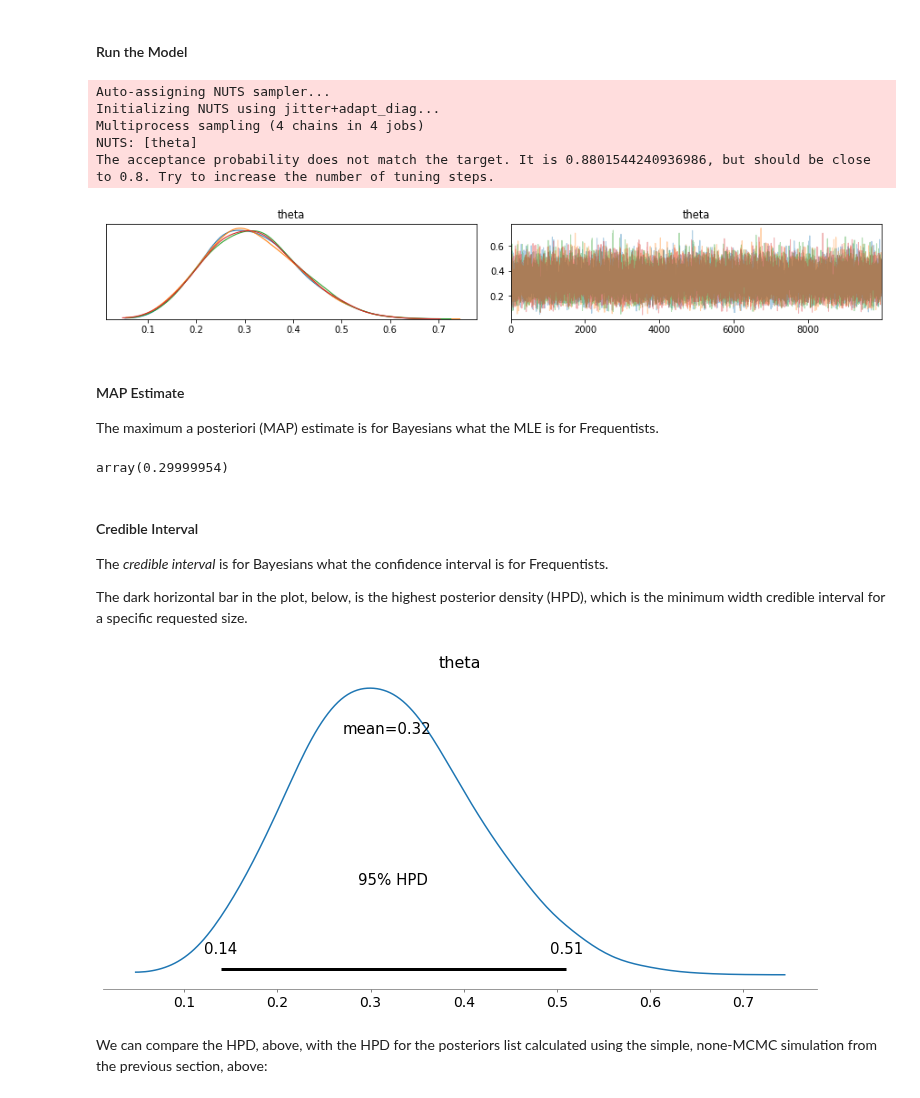
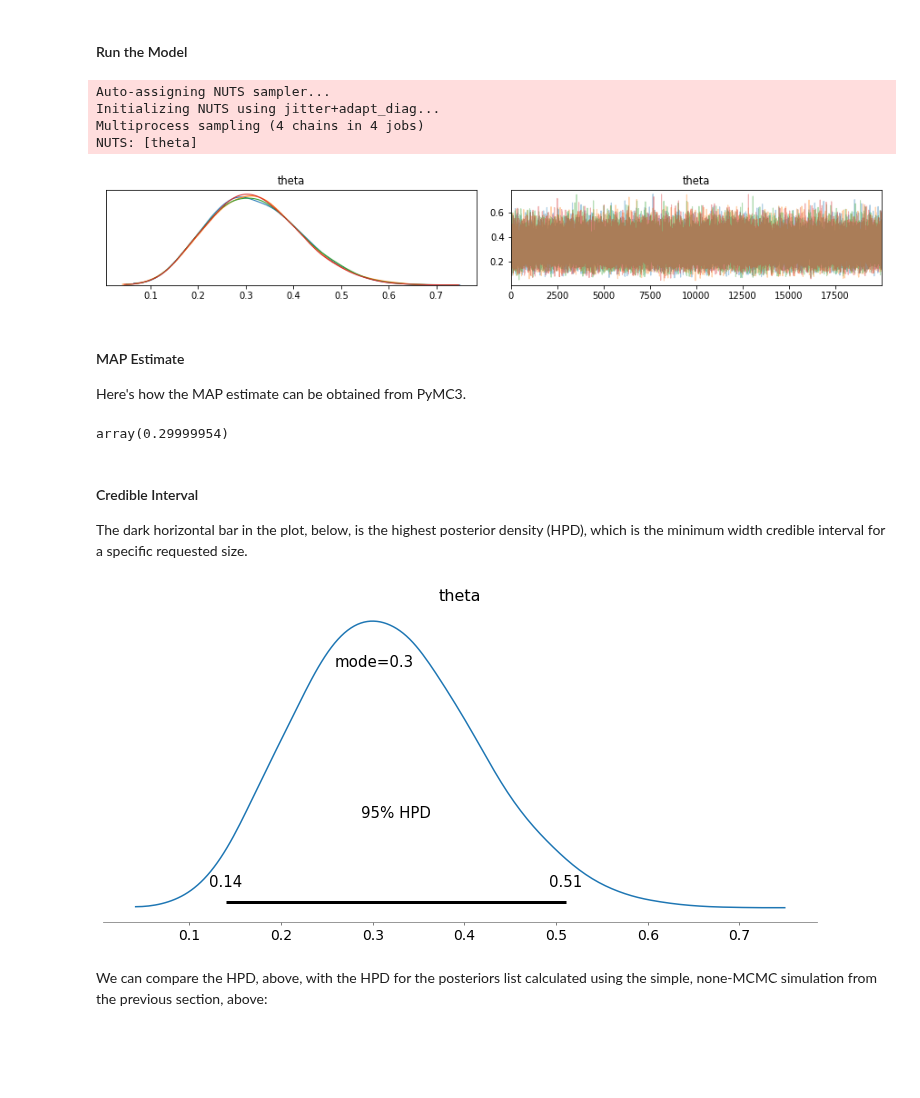
Before and after one commit to alreich/ipython-notebooks, a Jupyter notebook: Bayesian_Beta_Binomial_Example.ipynb, the cells around one changed output. Saved outputs shown, nothing was run; the diff lists cells and outputs as text; code cells hidden in the pictures; blank space fills up the shorter version.

Commit message:
Adding summary; still in progress

```diff
--- a/Bayesian_Beta_Binomial_Example.ipynb
+++ b/Bayesian_Beta_Binomial_Example.ipynb
@@ -194,24 +203,23 @@ $$
 # %% [markdown]
 #### Run the Model
 # %%
-num_samples = 10_000
+num_samples = 20_000
 
 with model:
     #tr = pm.sample(num_samples, step=pm.Metropolis(), progressbar=True )
-    tr = pm.sample(num_samples, progressbar=True )
+    tr = pm.sample(num_samples, tune=2000, progressbar=True )
 
 _ = pm.traceplot(tr)
 # %% [output]
 Auto-assigning NUTS sampler...
 Initializing NUTS using jitter+adapt_diag...
 Multiprocess sampling (4 chains in 4 jobs)
 NUTS: [theta]
-The acceptance probability does not match the target. It is 0.8801544240936986, but should be close to 0.8. Try to increase the number of tuning steps.
-[figure, old version]
+[figure, new version]
-# %% [markdown]
-#### MAP Estimate
-
-The maximum a posteriori (MAP) estimate is for Bayesians what the MLE is for Frequentists.
+# %% [markdown]
+#### MAP Estimate
+
+Here's how the MAP estimate can be obtained from PyMC3.
 # %%
 map_estimate = pm.find_MAP(model=model)
 map_estimate['theta']
@@ -220,14 +228,12 @@ array(0.29999954)
 # %% [markdown]
 #### Credible Interval
 
-The <i>credible interval</i> is for Bayesians what the confidence interval is for Frequentists.
-
 The dark horizontal bar in the plot, below, is the highest posterior density (HPD), which is the minimum width credible interval for a specific requested size.
 # %%
 _, axes = plt.subplots(nrows=1, ncols=1, figsize=(10,5), constrained_layout=True)
-_ = pm.plot_posterior(tr, credible_interval=conf_int_size, ax=axes)
+_ = pm.plot_posterior(tr, credible_interval=conf_int_size, point_estimate='mode', ax=axes)
 # %% [output]
-[figure, old version]
+[figure, new version]
 # %% [markdown]
 We can compare the HPD, above, with the HPD for the posteriors list calculated using the simple, none-MCMC simulation from the previous section, above:
 # %%
```
Also changed, not shown: parts of 16 cells of this notebook, 1 other file.
